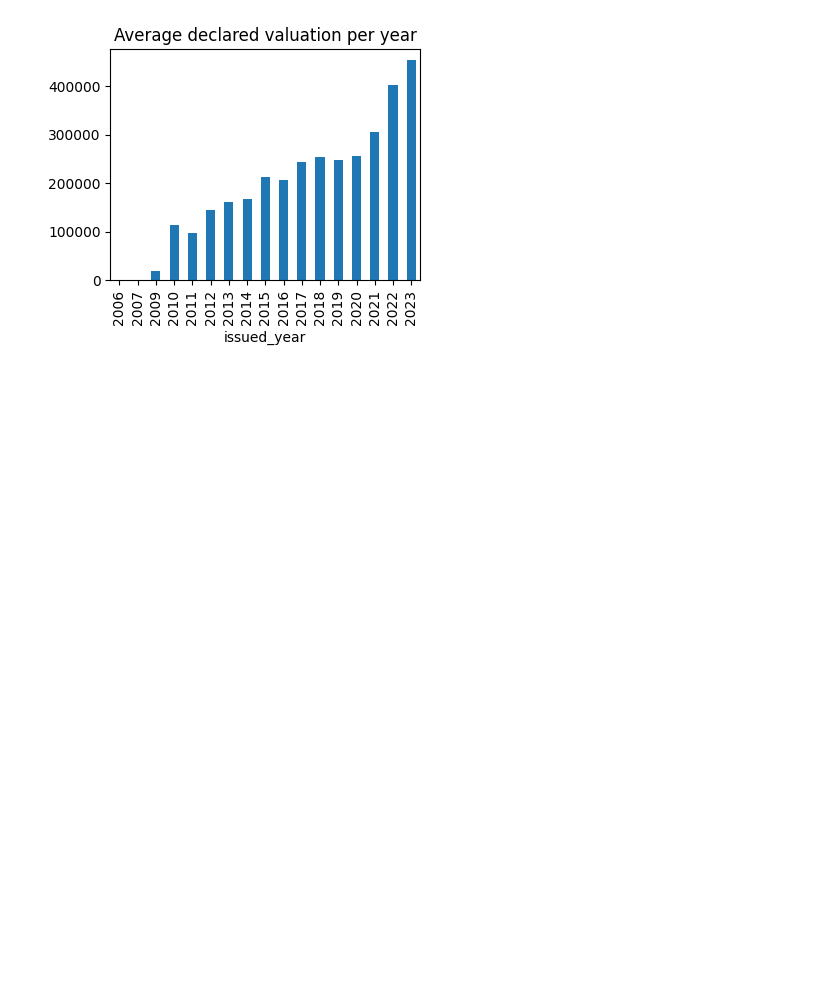
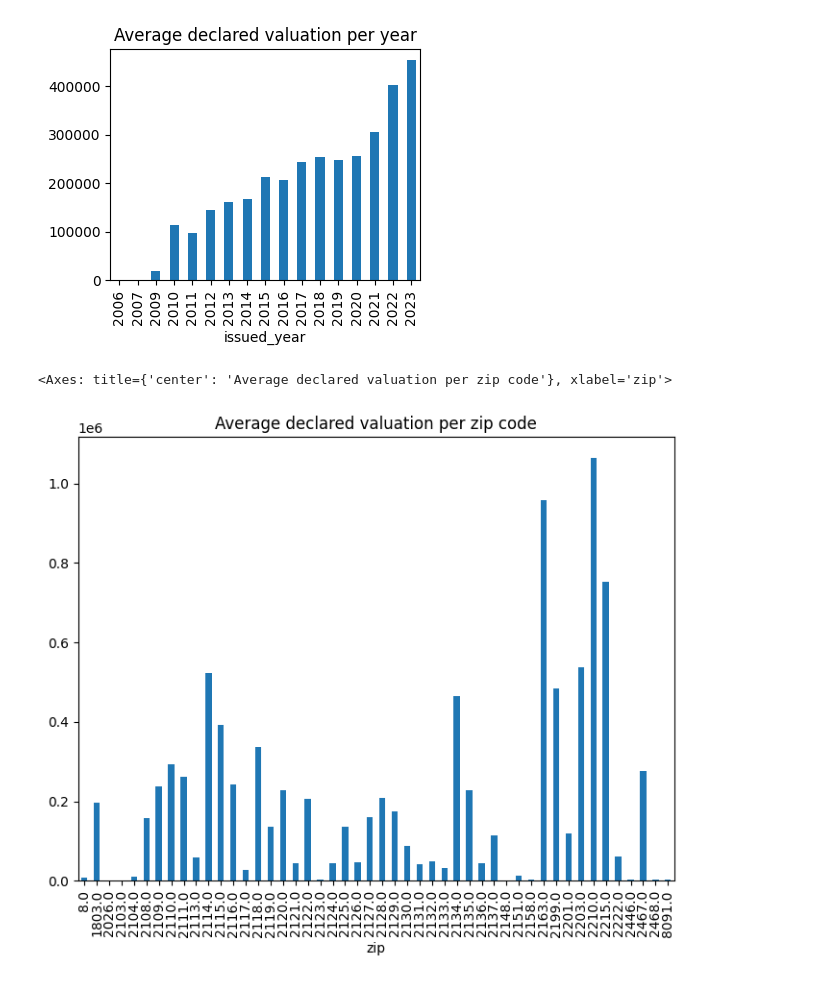
Before and after one commit to BU-Spark/ds-boston-permitting, a Jupyter notebook: fa23-team-c/Code/permits_EDA.ipynb, the cells around one changed output. Cells and saved outputs as stored; diff of their text form; code cells hidden in the pictures; blank space fills up the shorter version.

```diff
--- a/fa23-team-c/Code/permits_EDA.ipynb
+++ b/fa23-team-c/Code/permits_EDA.ipynb
@@ -76,3 +76,12 @@ ave_val.plot(kind = 'bar', title='Average declared valuation per year', figsize=
 # %% [output]
 <Axes: title={'center': 'Average declared valuation per year'}, xlabel='issued_year'>
 [figure]
+# %%
+permits['zip'] = permits['zip'].astype(str)
+permits['zip'] = permits['zip'].apply(lambda x: x[:5])
+permits['zip'] = permits['zip'].astype(float)
+val_per_zip = permits.groupby(['zip'])['declared_valuation'].mean()
+val_per_zip.plot(kind = 'bar', title='Average declared valuation per zip code', figsize=(8, 6))
+# %% [output]
+<Axes: title={'center': 'Average declared valuation per zip code'}, xlabel='zip'>
+[figure, added]
```
Also changed, not shown: parts of 1 cell of this notebook.
